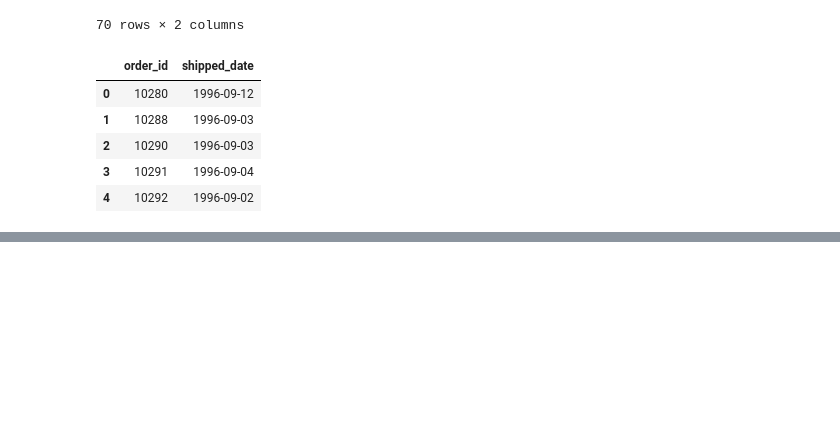
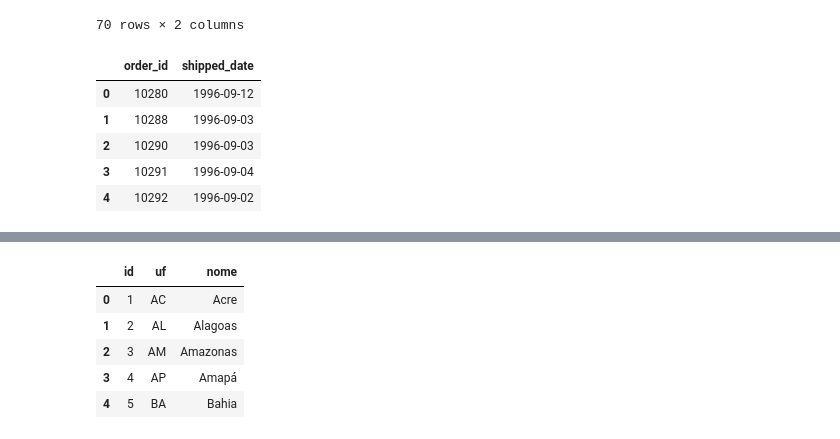
Before and after one commit to BrunnaMaiaradaSilva/bootcamp-dados-itau-2021, a Jupyter notebook: Banco de Dados/aula 1/785_Brunna_Silva_aula_1.ipynb, the cells around one changed output, grey strips where cells are left out. Cells and saved outputs as stored; diff of their text form; code cells hidden in the pictures; blank space fills up the shorter version.

```diff
--- a/Banco de Dados/aula 1/Lista_1_Banco_de_Dados_Brunna_Silva.ipynb
+++ b/Banco de Dados/aula 1/785_Brunna_Silva_aula_1.ipynb
@@ -325,0 +375,11 @@ orders_info
+# %%
+#6. Use o arquivo estados_cidades.sql para criar um novo schema no Postgres
+estados_info = create_pandas_table("SELECT * FROM tb_estados LIMIT 5")
+estados_info
+# %% [output]
+|  | id | uf | nome |
+| 0 | 1 | AC | Acre |
+| 1 | 2 | AL | Alagoas |
+| 2 | 3 | AM | Amazonas |
+| 3 | 4 | AP | Amapá |
+| 4 | 5 | BA | Bahia |
```
Also changed, not shown: parts of 10 cells of this notebook.
